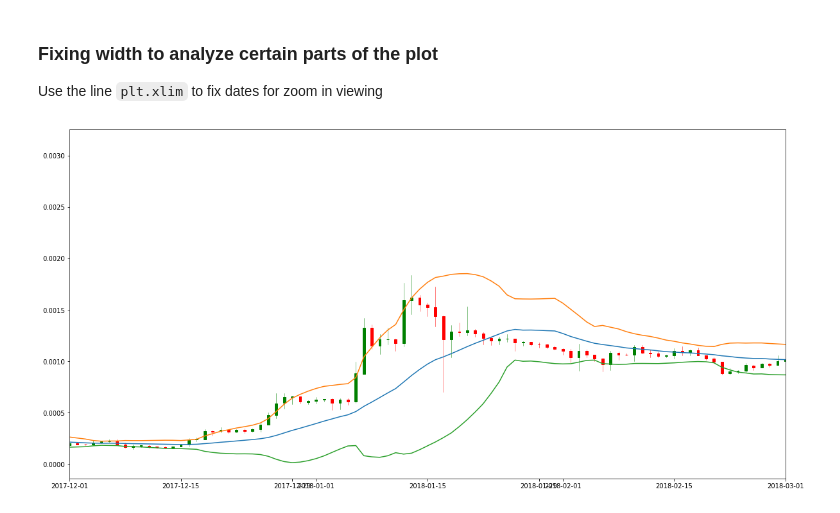
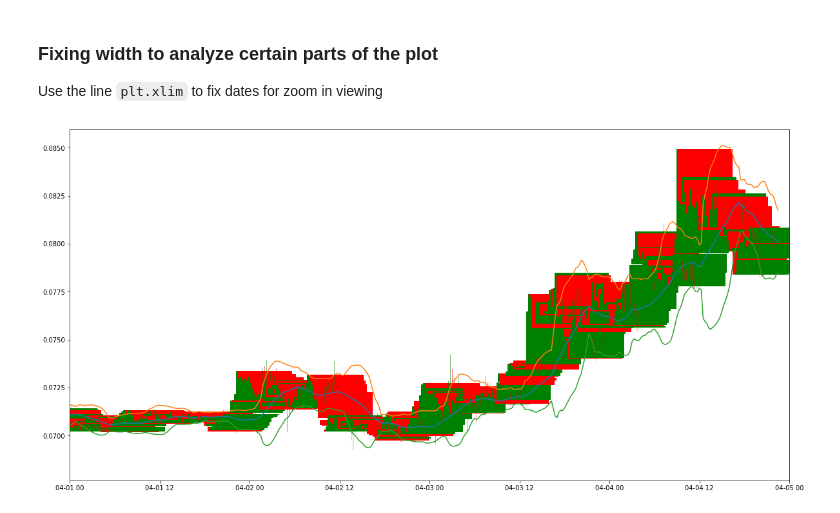
Before and after one commit to carkod/algobin-notebook, a Jupyter notebook: research/Bollinguer Bands Algorithm.ipynb, the cells around one changed output. Drawn from its saved outputs; the diff is of its cells as text; code cells hidden in the pictures.

```diff
--- a/research/Bollinguer Bands Algorithm.ipynb
+++ b/research/Bollinguer Bands Algorithm.ipynb
@@ -24,7 +24,7 @@ import matplotlib.dates as mdates
 base = 'https://api.binance.com'
 ticker24 = '/api/v1/ticker/24hr'
 candlestick = '/api/v1/klines'
-params = '?symbol=BNBBTC&interval=1d'
+params = '?symbol=ETCETH&interval=15m'
 # for Bollinger bands 20 day
 bb_params = '?symbol=BTTBNB&interval=12h'
 httpRes = r.urlopen(base + candlestick + params)
@@ -138,21 +140,21 @@ Use the line `plt.xlim` to fix dates for zoom in viewing
 # %%
 # plot config
 # ohlc_df.head()
 quotes = zip(ohlc_df['Close time'].apply(mdates.date2num), ohlc_df['Open'], ohlc_df['High'], ohlc_df['Low'], ohlc_df['Close'])
 # Bollinguer
 # fig = plt.figure(figsize=(20, 10), dpi=300)
 # ax = plt.subplot2grid((10, 5), (1, 0), rowspan=6, colspan=8
 fig, ax1 = plt.subplots(figsize=(20,10))
 candlestick_ohlc(ax1, quotes, width=0.3, colorup='g')
 plt.plot(ohlc_df['Close time'], ohlc_df['MA-30'])
 plt.plot(ohlc_df['Close time'], ohlc_df['Upper'])
 plt.plot(ohlc_df['Close time'], ohlc_df['Lower'])
 # ohlc_df['Close time']
 ax.xaxis.set_major_formatter(mdates.DateFormatter('%y-%m-%d %H:%M'))
 ax.set_xticklabels(ohlc_df['Close time'],rotation=45, horizontalalignment='right')
 
 # set width here
-plt.xlim('2017-12-01', '2018-03-01')
+plt.xlim('2019-04-01', '2019-04-05')
 plt.show()
 # %% [output]
-[figure, old version]
+[figure, new version]
```
Also changed, not shown: parts of 3 cells of this notebook, 2 other files.
